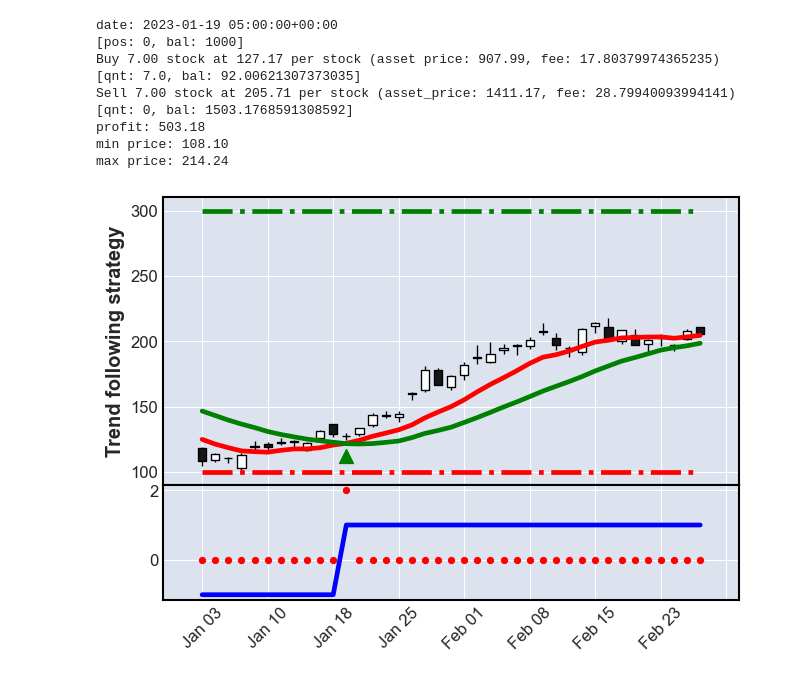
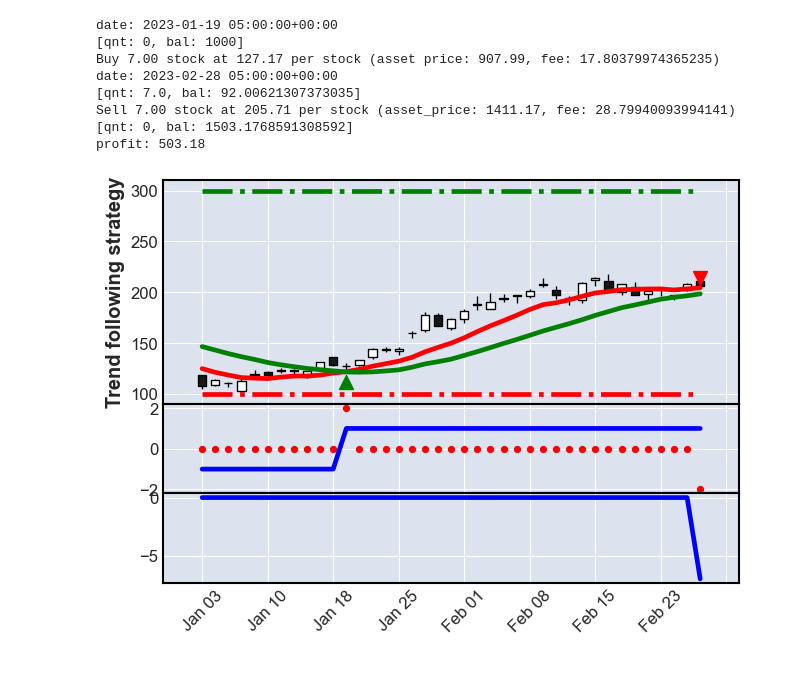
Before and after one commit to ArnasVaic/FI, a Jupyter notebook: lab3/main.ipynb, the cells around one changed output. Drawn from its saved outputs; the diff is of its cells as text; code cells hidden in the pictures.

Commit message:
add last sell to sigs

```diff
--- a/lab3/main.ipynb
+++ b/lab3/main.ipynb
@@ -76,6 +76,11 @@ def run_trend_following_strategy(df, fee, short, long, stop_loss, take_profit, i
     df = df[df.index >= start_date]
     df = df[df.index <= stop_date]
 
+    # if the last non zero dsignal was not < 0 (sell signal), add it artificially
+    if df[df['dsignal'] != 0]['dsignal'].iloc[-1] > 0:
+        last_id = df.index[-1]
+        df.loc[last_id, 'dsignal'] = -2 # 2 because when we'll intergrate dsignal we'll get ok signal values
+
     # not necessary, but helpful for visualization
     initialize_stop_loss_take_profit_lines(df, stop_loss, take_profit)
     initialize_marker_columns(df)
@@ -103,7 +108,7 @@ def run_trend_following_strategy(df, fee, short, long, stop_loss, take_profit, i
             continue
 
         print(f'date: {date}')
-        print(f'[pos: {asset_quantity}, bal: {balance}]')
+        print(f'[qnt: {asset_quantity}, bal: {balance}]')
 
         if(signal > 0): # buy
             balance, asset_quantity = buy(date, balance, asset_quantity, current_price, fee, df)
@@ -113,12 +118,10 @@ def run_trend_following_strategy(df, fee, short, long, stop_loss, take_profit, i
 
     # after simulation sell everything for last known price
     print(f'[qnt: {asset_quantity}, bal: {balance}]')
-    balance, asset_quantity = sell(date, balance, asset_quantity, df['Close'][-1], fee, df)
-    print(f'[qnt: {asset_quantity}, bal: {balance}]')
     print(f'profit: {balance - initial_investment:.2f}')
-    print(f'min price: {df['Close'].min():.2f}')
-    print(f'max price: {df['Close'].max():.2f}')
 
+    #print(f'min price: {df['Close'].min():.2f}')
+    #print(f'max price: {df['Close'].max():.2f}')
     return df
 # %%
 fee = 0.02
@@ -129,14 +132,13 @@ start_date, end_date = '2023-01-01', '2023-03-01'
 df = run_trend_following_strategy(df, fee, short_window, long_window, stop_loss, take_profit, initial_investment, start_date, end_date)
 # %% [output]
 date: 2023-01-19 05:00:00+00:00
-[pos: 0, bal: 1000]
+[qnt: 0, bal: 1000]
 Buy 7.00 stock at 127.17 per stock (asset price: 907.99, fee: 17.80379974365235)
+date: 2023-02-28 05:00:00+00:00
 [qnt: 7.0, bal: 92.00621307373035]
 Sell 7.00 stock at 205.71 per stock (asset_price: 1411.17, fee: 28.79940093994141)
 [qnt: 0, bal: 1503.1768591308592]
 profit: 503.18
-min price: 108.10
-max price: 214.24
 # %%
 
 df['qnt'] = df['dasset_quantity'].cumsum()
@@ -196,17 +198,18 @@ df['profit'] = df['dprofit'].cumsum()
 # %%
 marker_offset = 10
 
 apds = [
     mpf.make_addplot(df['stop_loss'], color='r', linestyle='-.'),
     mpf.make_addplot(df['take_profit'], color='g', linestyle='-.'),
     mpf.make_addplot(df['buy_action'] - marker_offset, type='scatter', panel=0, secondary_y=False, markersize=100, marker='^', color = 'green'),
     mpf.make_addplot(df['sell_action'] + marker_offset, type='scatter', panel=0, secondary_y=False, markersize=100, marker='v', color = 'red'),
     mpf.make_addplot(df['dsignal'], type='scatter', panel=1, color='r', secondary_y=False),
     mpf.make_addplot(df['sma-short'], panel=0, color='r', secondary_y=False, ylabel='long'),
     mpf.make_addplot(df['sma-long'], panel=0, color='g', secondary_y=False, ylabel='short'),
-    mpf.make_addplot(df['signal'], panel=1, color='b', secondary_y=False)
+    mpf.make_addplot(df['signal'], panel=1, color='b', secondary_y=False),
+    mpf.make_addplot(df['qnt'], panel=2, color='b', secondary_y=False)
 ]
 
 mpf.plot(df, type='candle', addplot=apds, volume=False, ylabel='Trend following strategy')
 # %% [output]
-[figure, old version]
+[figure, new version]
```
